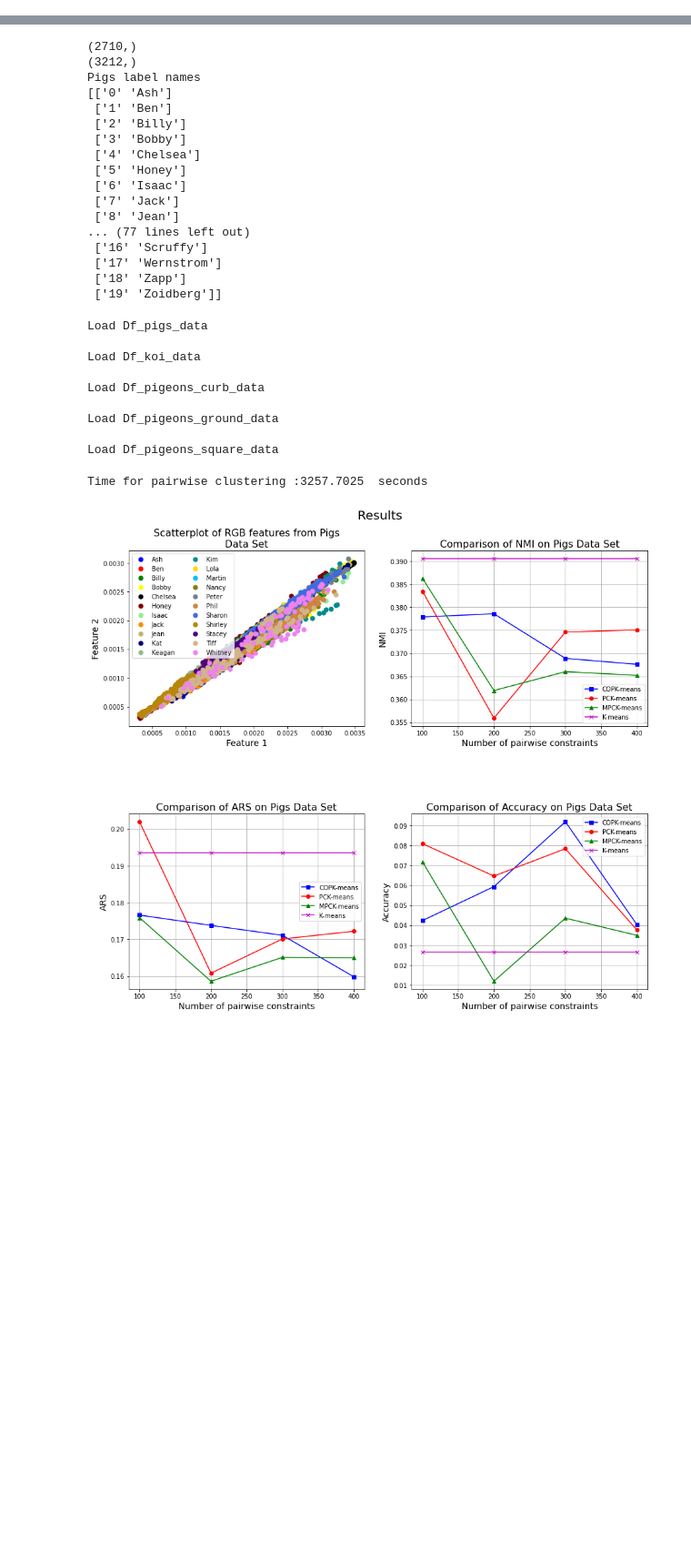
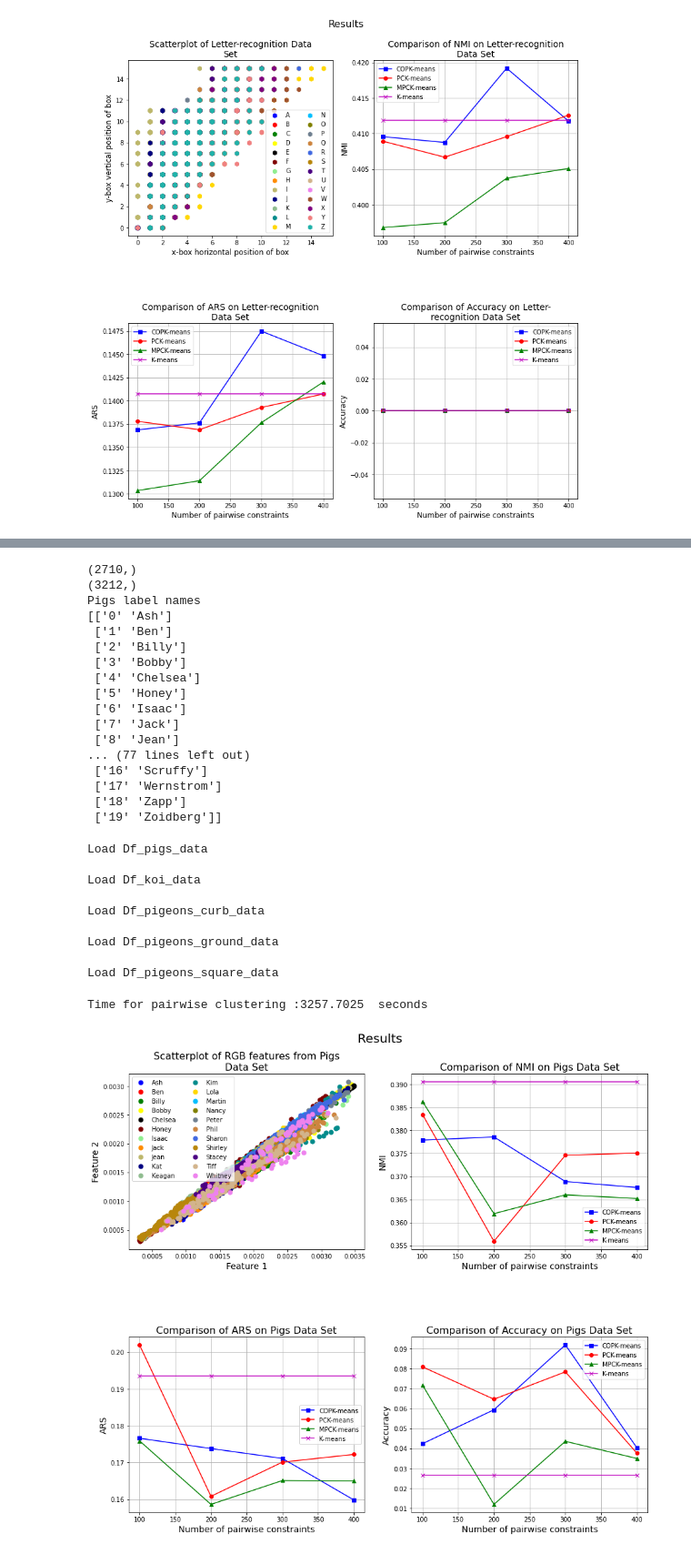
Before and after one commit to MagdaJuarez/AnimalIdentification, a Jupyter notebook: AnimalIdentification.ipynb, the cells around one changed output, grey strips where cells are left out. Shown at 91% size. Cells and saved outputs as stored; diff of their text form; code cells hidden in the pictures; blank space fills up the shorter version.

```diff
--- a/AnimalIdentification.ipynb
+++ b/AnimalIdentification.ipynb
@@ -526,0 +528,68 @@ Time for pairwise clustering :10908.6393  seconds
+# %%
+#Setting up subplots
+
+figure, axs = plt.subplots(2, 2, figsize = (13,13))
+plt.subplots_adjust(hspace = 0.5)
+plt.suptitle('Results', fontsize=16, y=0.95)
+folder = 'DataSets'
+label_sizes = [14, 12] #Title and axis label size.
+video_frames = []
+
+#Reading Letter-recognition Dataset
+
+print('Letter-recognition Data Set')
+src = os.path.join(folder, 'letter-recognition.data')
+npdata = preprocess_dataset(src, None, [], [], [], [])
+Data = npdata[:, 1:]
+Data = np.array(Data, dtype =float)
+Labels = npdata[:,0]
+arr_n_constraints = [100, 200, 300, 400] #Array of number of constraints
+titles = ['Comparison of NMI on Letter-recognition Data Set', 'Comparison of ARS on Letter-recognition Data Set',
+          'Comparison of Accuracy on Letter-recognition Data Set']
+n_runs = 20
+n_sample = 1000
+
+s_time_clus = time()
+
+feat_plot = [0,1] #Features to plot
+lbl_names = ['x-box horizontal position of box', 'y-box vertical position of box', 'width of box',
+            'height of box', 'onpix total', 'x-bar mean x of on pixels in box',
+            'y-bar mean y of on pixels in box', 'x2bar mean x variance', 'y2bar mean y variance',
+            'xybar mean x y correlation', 'x2ybr mean of x * x * y', 'xy2br mean of x * y * y',
+            'x-ege mean edge count left to right', 'xegvy correlation of x-ege with y',
+            'y-ege mean edge count bottom to top', 'yegvx correlation of y-ege with x']
+
+cls_names = ['A', 'B', 'C', 'D', 'E', 'F', 'G', 'H', 'I', 'J', 'K', 'L', 'M', 'N', 'O',
+            'P', 'Q', 'R', 'S', 'T', 'U', 'V', 'W', 'X', 'Y', 'Z']
+symb_marker = 'h' #Index marker from markers array
+
+plot_scatterplot(Data, Labels, axs[0,0], 'Scatterplot of Letter-recognition Data Set',
+                 feat_plot, lbl_names, cls_names, symb_marker, label_sizes)
+
+all_NMI = []
+all_ARS = []
+all_ACC = []
+for i in range(n_runs):
+    print('Run # ', i)
+    spl_Data, spl_Labels = get_random_sample(Data, Labels, n_sample)
+    sample_NMI, sample_ARS, sample_ACC = pairwise_clustering(spl_Data, spl_Labels,
+                                                             video_frames, arr_n_constraints)
+    all_NMI.extend(sample_NMI)
+    all_ARS.extend(sample_ARS)
+    all_ACC.extend(sample_ACC)
+
+all_NMI = np.array(all_NMI)
+all_ARS = np.array(all_ARS)
+all_ACC = np.array(all_ACC)
+
+all_NMI = avg_values(all_NMI)
+all_ARS = avg_values(all_ARS)
+all_ACC = avg_values(all_ACC)
+
+plot_NMI(all_NMI, titles[0], axs[0,1], label_sizes)
+plot_ARS(all_ARS, titles[1], axs[1,0], label_sizes)
+plot_ACC(all_ACC, titles[2], axs[1,1], label_sizes)
+e_time_clus = time()
+
+print("Time for pairwise clustering :{:.4f} ".format(e_time_clus-s_time_clus), "seconds")
+# %% [output]
@@ -527,3 +613,4 @@ Time for pairwise clustering :10908.6393  seconds
+[figure, added]
 # %%
 from sklearn.datasets import make_moons, make_circles, make_blobs, make_classification, make_gaussian_quantiles
 import matplotlib.pyplot as plt
```
Also changed, not shown: parts of 11 cells of this notebook.
